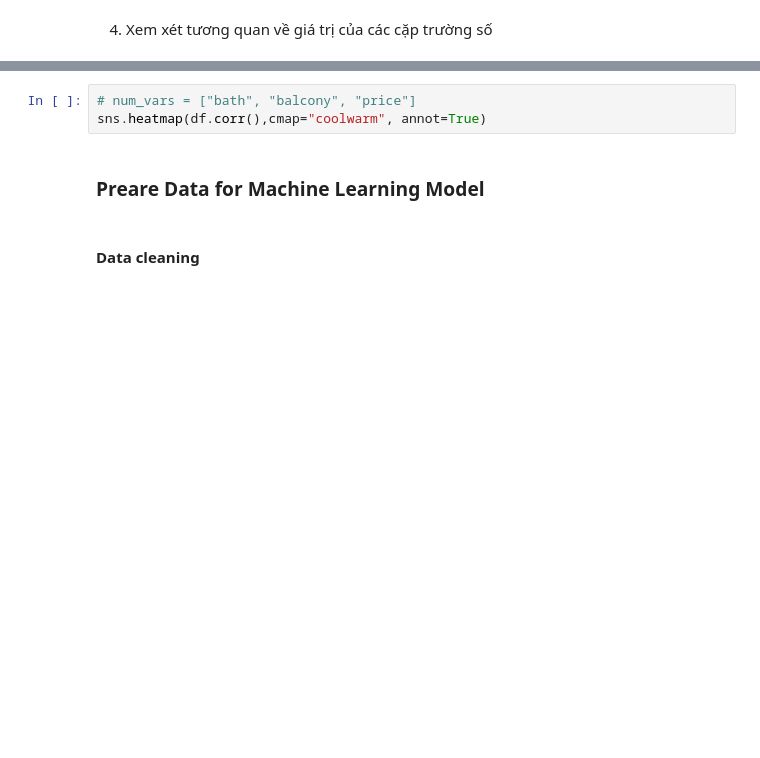
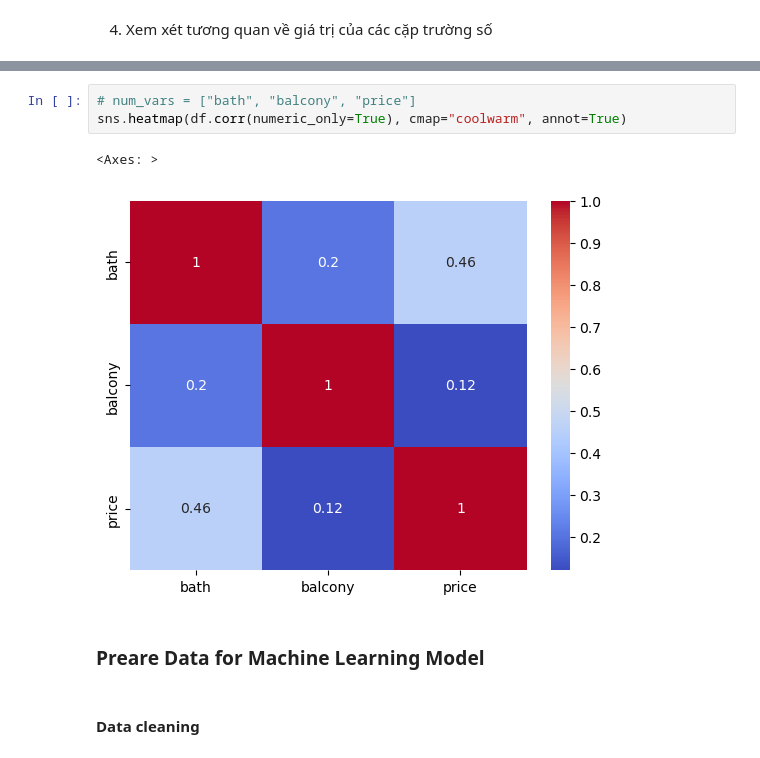
Before and after one commit to huuchinh1102/Machine-Learning-Training, a Jupyter notebook: EX2/Data_Preprocessing.ipynb, the cells around one changed output, grey strips where cells are left out. Drawn from its saved outputs; the diff is of its cells as text; blank space fills up the shorter version.

```diff
--- a/EX2/Data_Preprocessing.ipynb
+++ b/EX2/Data_Preprocessing.ipynb
@@ -82,6 +148,9 @@ sns.heatmap(df[num_vars].corr(),cmap="coolwarm", annot=True)
 # %%
 # num_vars = ["bath", "balcony", "price"]
-sns.heatmap(df.corr(),cmap="coolwarm", annot=True)
+sns.heatmap(df.corr(numeric_only=True), cmap="coolwarm", annot=True)
+# %% [output]
+<Axes: >
+[figure, added]
 # %% [markdown]
 ### Preare Data for Machine Learning Model
 # %% [markdown]
```
Also changed, not shown: parts of 41 cells of this notebook, 1 other file.
